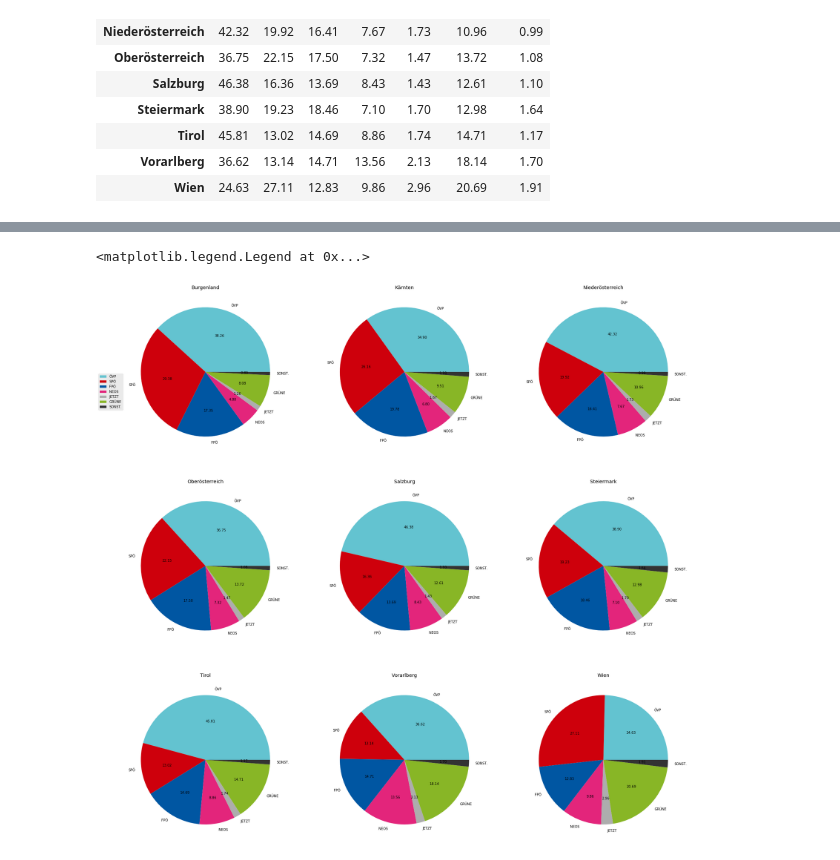
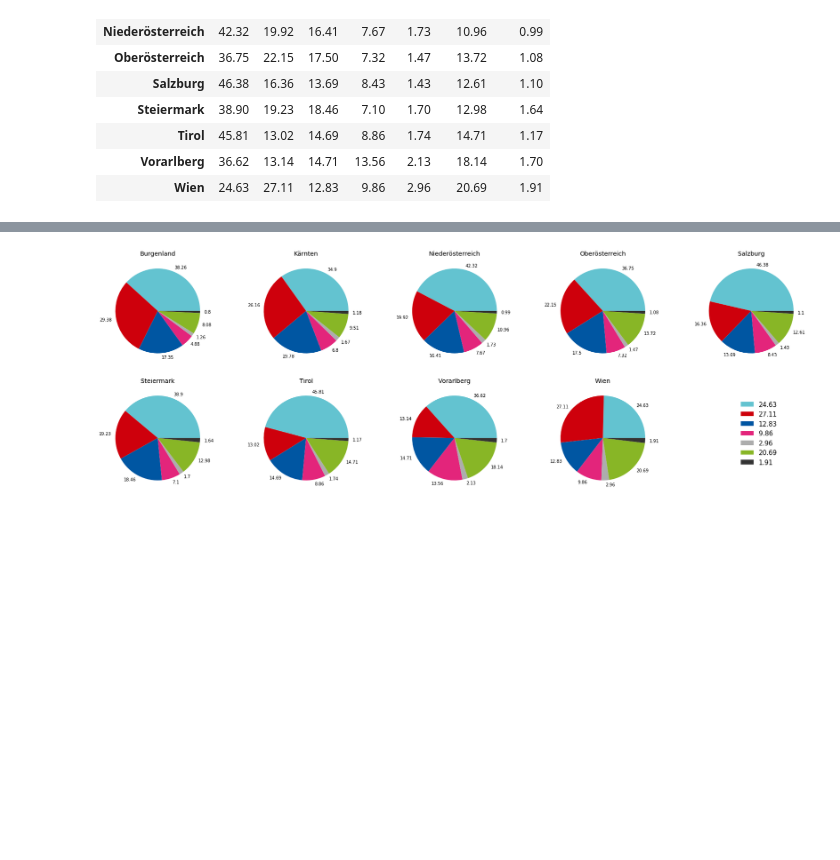
Before and after one commit to simonreisinger/Visualize_of_Austrian_Election_Results, a Jupyter notebook: Static_Charts_with_Python.ipynb, the cells around one changed output, grey strips where cells are left out. Cells and saved outputs as stored; diff of their text form; code cells hidden in the pictures; blank space fills up the shorter version.

```diff
--- a/Static_Charts_with_Python.ipynb
+++ b/Static_Charts_with_Python.ipynb
@@ -36,15 +44,16 @@ plot1 = plt.legend(bbox_to_anchor=(1.1, 1))
 # %%
 import matplotlib.pyplot as plt
 plt.style.use('ggplot')
+
 colors = colors
-fig, axes = plt.subplots(nrows=3, ncols=3, figsize=(30,30))
+fig, axes = plt.subplots(nrows=2, ncols=5, figsize=(30,10))
 for ax, col in zip(axes.flat, df.T.columns):
-    ax.pie(df.T[col], labels=df.T.index, autopct='%.2f', colors=colors)
+    ax.pie(df.T[col], labels=df.T[col], colors=colors)
     ax.set(ylabel='', title=col, aspect='equal')
 
-axes[0, 0].legend(bbox_to_anchor=(0, 0.5))
+axes.flat[-2].legend(bbox_to_anchor=(2.2, .9), prop={'size': 15}, frameon=False)
+axes.flat[-1].set_visible(False) # to remove last plot
 # %% [output]
-<matplotlib.legend.Legend at 0x...>
-[figure, old version]
+[figure, new version]
 # %%
 # Text Answer:
```
Also changed, not shown: parts of 1 cell of this notebook, 1 other file.
